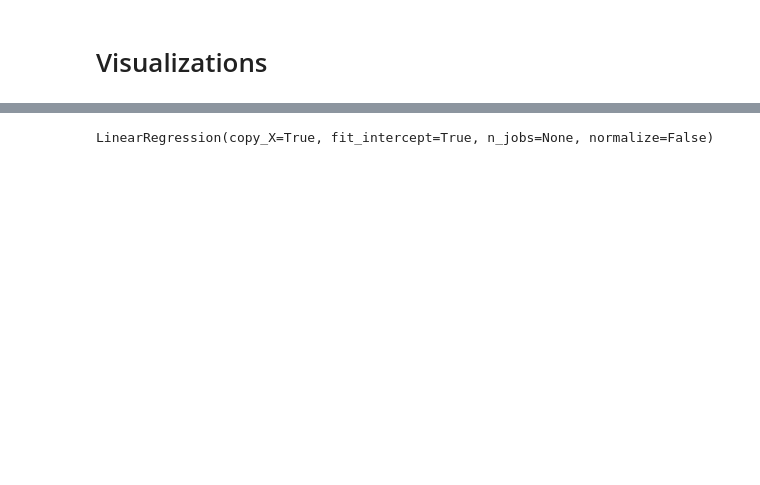
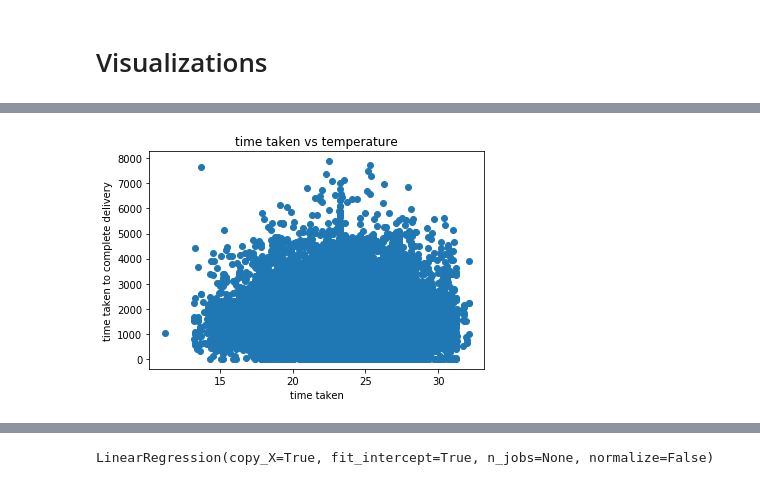
Before and after one commit to explore-thulani/sendy-logistics-challenge, a Jupyter notebook: Sendy_Logistics_Challenge_Regression_Predict.ipynb, the cells around one changed output, grey strips where cells are left out. Cells and saved outputs as stored; diff of their text form; code cells hidden in the pictures; blank space fills up the shorter version.

```diff
--- a/Sendy_Logistics_Challenge_Regression_Predict.ipynb
+++ b/Sendy_Logistics_Challenge_Regression_Predict.ipynb
@@ -23,6 +36,7 @@ train_df = pd.read_csv('data/Train.csv')
 riders = pd.read_csv("data/Riders.csv")
 riders['RidersID'] = range(len(riders))
 train_df = pd.merge(train_df,riders,on="Rider Id")
+train_df.columns = [name.lower() for name in train_df.columns]
 
-train_df.head()
+train_df.info()
 # %% [output]
@@ -147,0 +214,9 @@ Text(0.5, 0, 'Platform type')
+# %%
+plt.scatter(train_df["temperature"],train_df["time from pickup to arrival"])
+#plt.legend(loc="upper right")
+plt.xlabel("time taken")
+plt.ylabel("time taken to complete delivery");
+plt.title("time taken vs temperature");
+plt.savefig('images/temperature.jpg',optimize=True,transparent=True)
+# %% [output]
+[figure, added]
```
Also changed, not shown: parts of 41 cells of this notebook, 8 other files.
